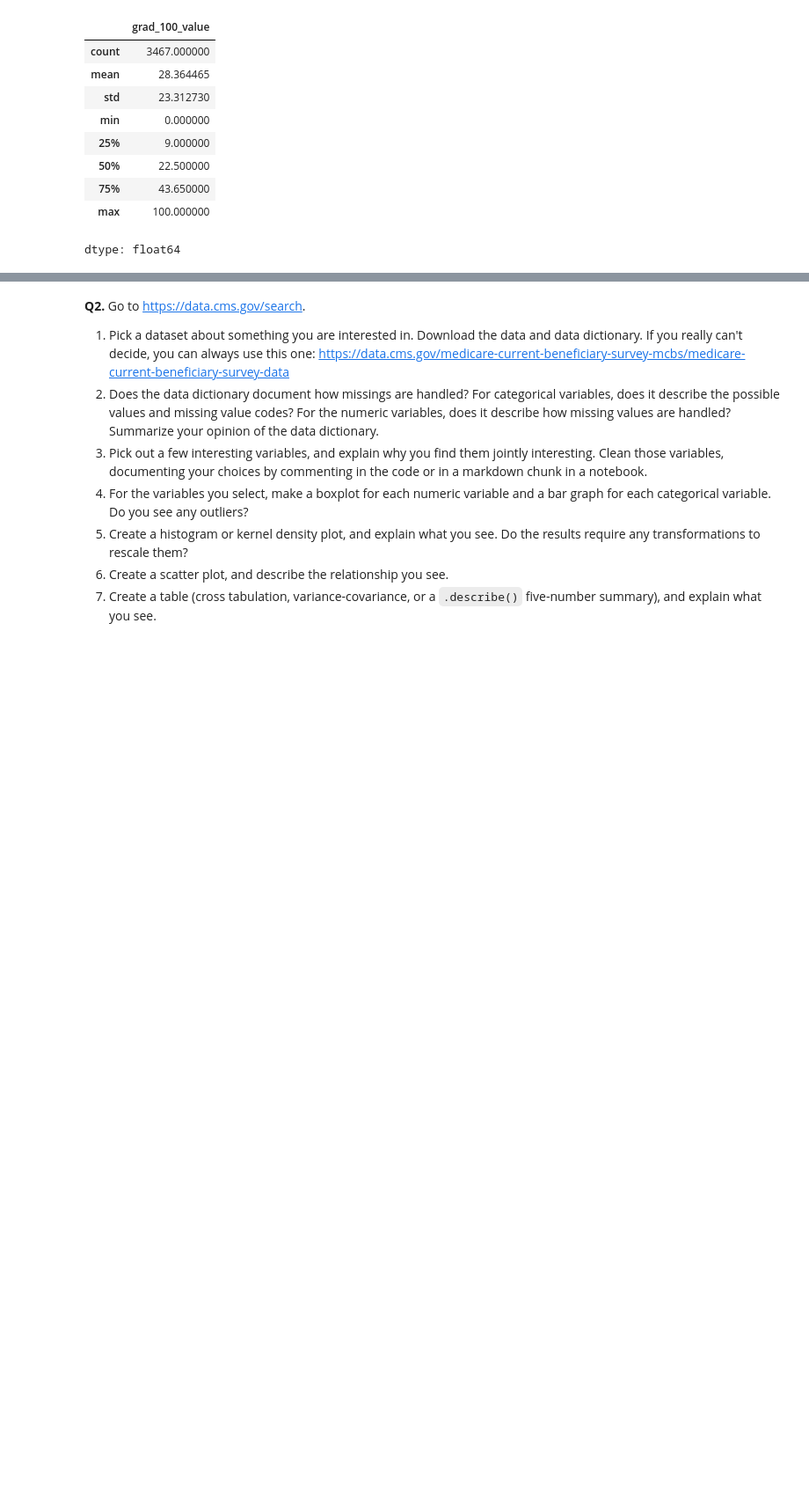
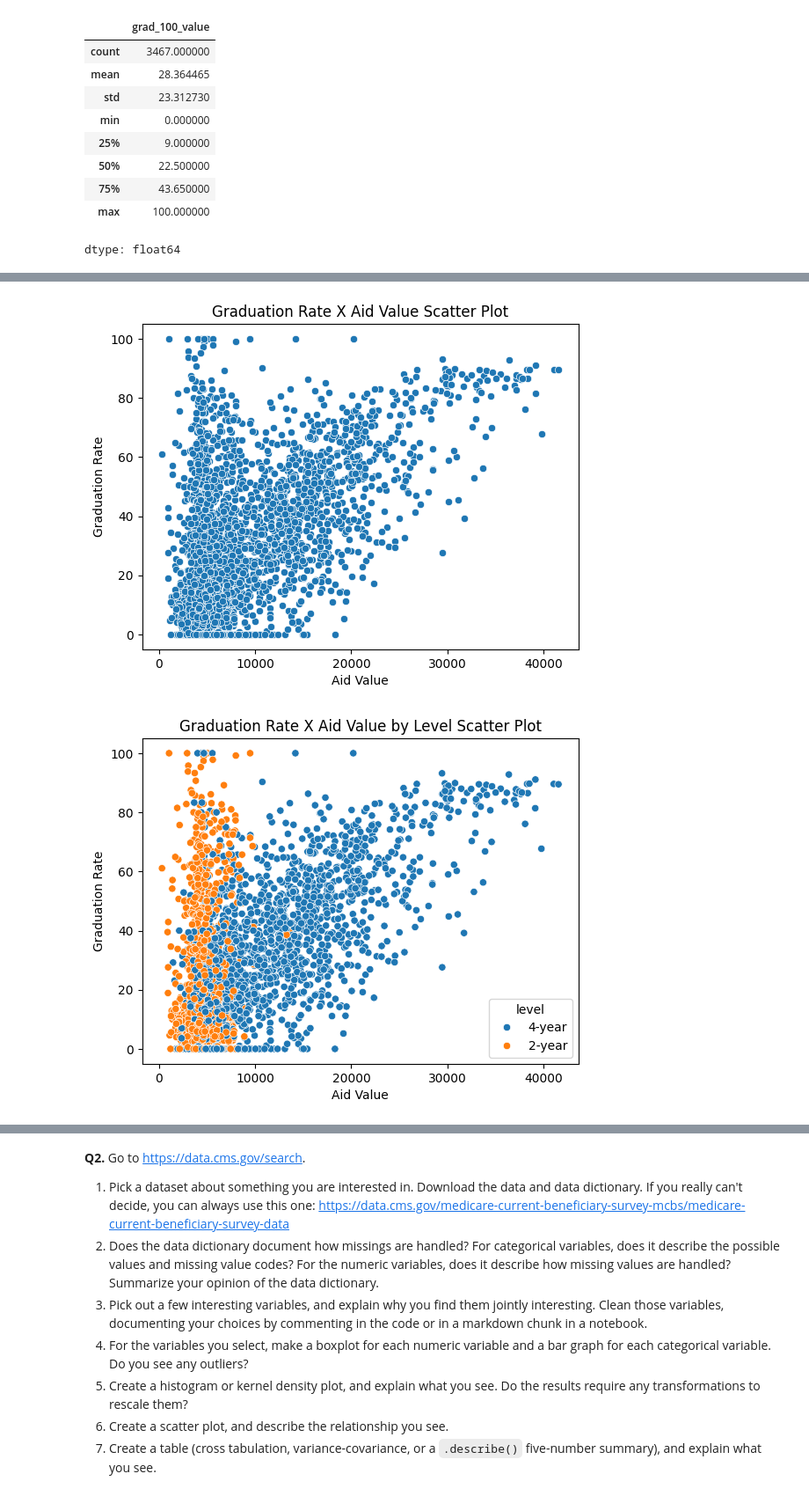
Before and after one commit to KaranRawatUVA/visualization, a Jupyter notebook: assignment/assignment.ipynb, the cells around one changed output, grey strips where cells are left out. Shown at 88% size. Drawn from its saved outputs; the diff is of its cells as text; code cells hidden in the pictures; blank space fills up the shorter version.

```diff
--- a/assignment/assignment.ipynb
+++ b/assignment/assignment.ipynb
@@ -136,0 +224,33 @@ dtype: float64
+# %%
+# 8
+# No hue
+sns.scatterplot(data=df, y='grad_100_value', x='aid_value')
+plt.title('Graduation Rate X Aid Value Scatter Plot')
+plt.xlabel('Aid Value')
+plt.ylabel('Graduation Rate')
+plt.show()
+
+# It seems like as aid value goes up, the graduation rate goes up as well
+
+# by level
+sns.scatterplot(data=df, y='grad_100_value', x='aid_value', hue = 'level')
+plt.title('Graduation Rate X Aid Value by Level Scatter Plot')
+plt.xlabel('Aid Value')
+plt.ylabel('Graduation Rate')
+plt.show()
+
+# For four year colleges, it seems like as aid value goes up, the graduation rate goes up as well
+# However, 2 year colleges are not effected
+
+# by Control
+sns.scatterplot(data=df, y='grad_100_value', x='aid_value', hue = 'control')
+plt.title('Graduation Rate X Aid Value by Control Scatter Plot')
+plt.xlabel('Aid Value')
+plt.ylabel('Graduation Rate')
+plt.show()
+
+# For private not for profit and public schools, it seems like as aid value goes up, the graduation rate goes up as well
+# However, private for profit colleges are not effected by this trend
+# %% [output]
+[figure, added]
+[figure, added]
```
Also changed, not shown: parts of 4 cells of this notebook.
